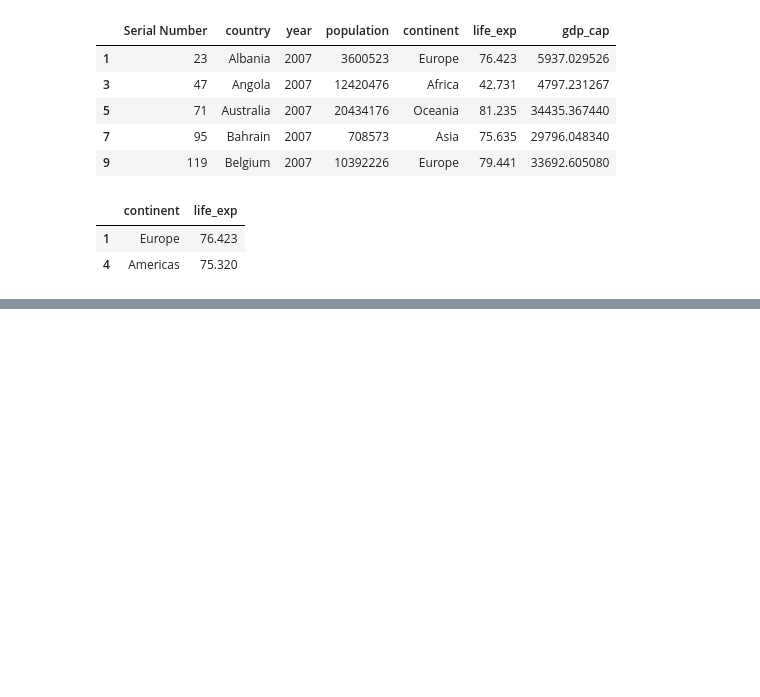
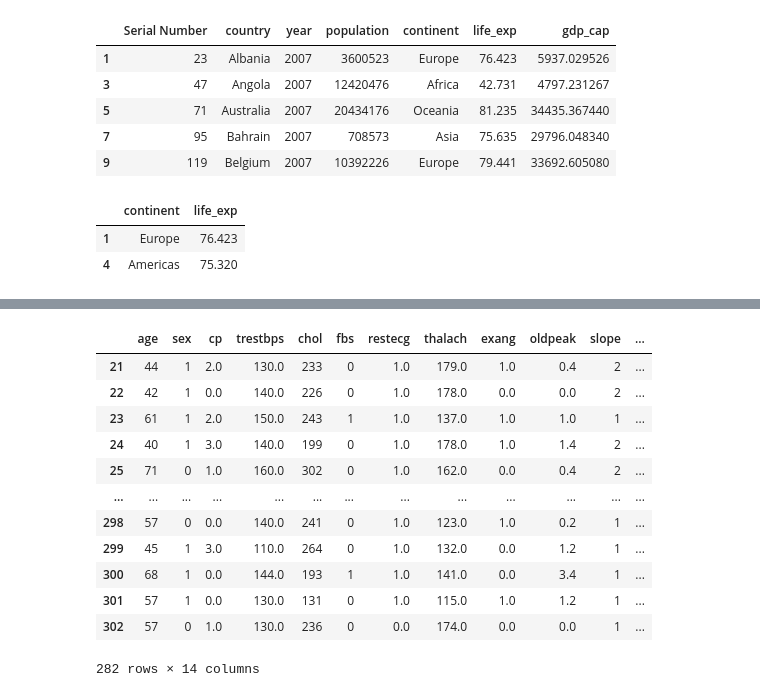
Before and after one commit to vinodlearning/PythonDSA, a Jupyter notebook: Pandas.ipynb, the cells around one changed output, grey strips where cells are left out. Cells and saved outputs as stored; diff of their text form; code cells hidden in the pictures; blank space fills up the shorter version.

```diff
--- a/Pandas.ipynb
+++ b/Pandas.ipynb
@@ -355,0 +694,18 @@ dataFrame.loc[1:5:3, "continent":"life_exp"]
+# %%
+# finding missing values
+
+disease.dropna()
+# %% [output]
+|  | age | sex | cp | trestbps | chol | fbs | restecg | thalach | exang | oldpeak | slope | ... |
+| 21 | 44 | 1 | 2.0 | 130.0 | 233 | 0 | 1.0 | 179.0 | 1.0 | 0.4 | 2 | ... |
+| 22 | 42 | 1 | 0.0 | 140.0 | 226 | 0 | 1.0 | 178.0 | 0.0 | 0.0 | 2 | ... |
+| 23 | 61 | 1 | 2.0 | 150.0 | 243 | 1 | 1.0 | 137.0 | 1.0 | 1.0 | 1 | ... |
+| 24 | 40 | 1 | 3.0 | 140.0 | 199 | 0 | 1.0 | 178.0 | 1.0 | 1.4 | 2 | ... |
+| 25 | 71 | 0 | 1.0 | 160.0 | 302 | 0 | 1.0 | 162.0 | 0.0 | 0.4 | 2 | ... |
+| ... | ... | ... | ... | ... | ... | ... | ... | ... | ... | ... | ... | ... |
+| 298 | 57 | 0 | 0.0 | 140.0 | 241 | 0 | 1.0 | 123.0 | 1.0 | 0.2 | 1 | ... |
+| 299 | 45 | 1 | 3.0 | 110.0 | 264 | 0 | 1.0 | 132.0 | 0.0 | 1.2 | 1 | ... |
+| 300 | 68 | 1 | 0.0 | 144.0 | 193 | 1 | 1.0 | 141.0 | 0.0 | 3.4 | 1 | ... |
+| 301 | 57 | 1 | 0.0 | 130.0 | 131 | 0 | 1.0 | 115.0 | 1.0 | 1.2 | 1 | ... |
+| 302 | 57 | 0 | 1.0 | 130.0 | 236 | 0 | 0.0 | 174.0 | 0.0 | 0.0 | 1 | ... |
+282 rows × 14 columns
```
Also changed, not shown: parts of 35 cells of this notebook, 4 other files.
